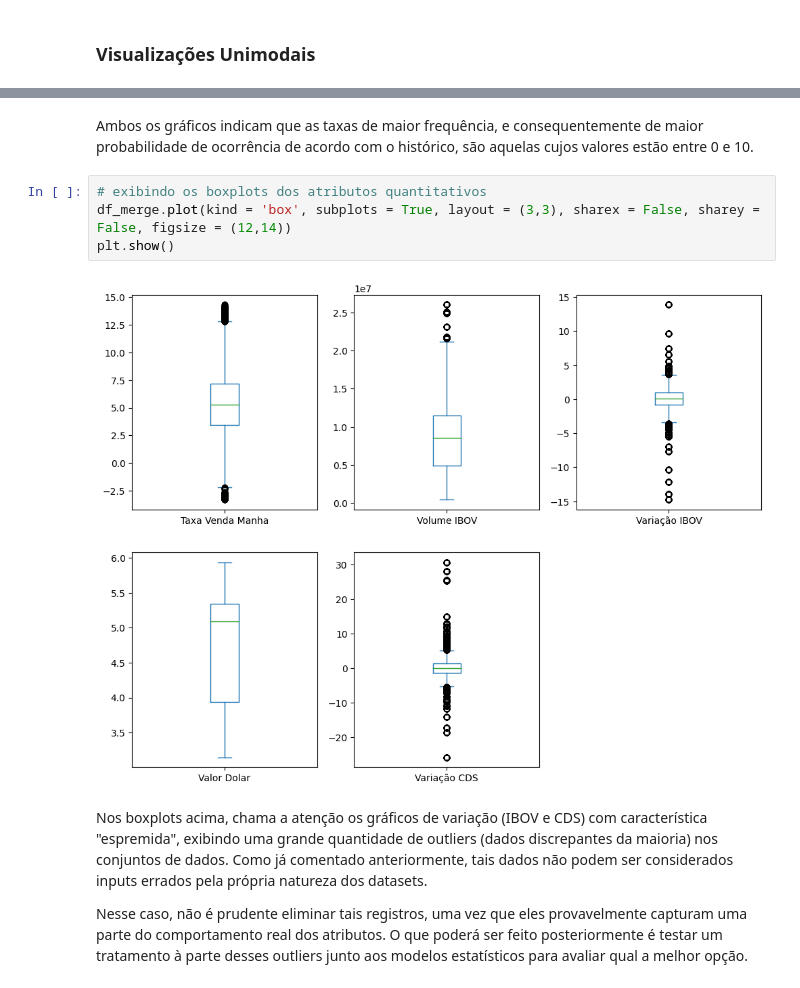
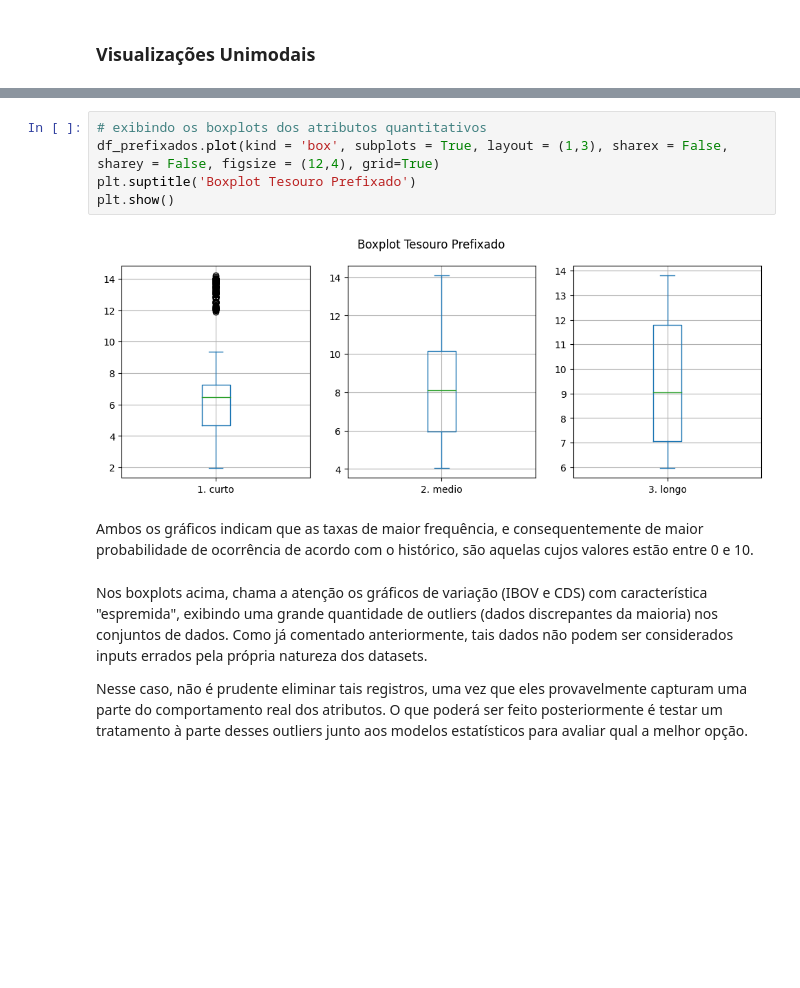
Before and after one commit to fppfurtado/mvp-pos-ciencia-de-dados, a Jupyter notebook: Projeto_MVP_Preditor_de_Preços_de_Títulos_Públicos_Federais.ipynb, the cells around one changed output, grey strips where cells are left out. Saved outputs shown, nothing was run; the diff lists cells and outputs as text; blank space fills up the shorter version.

```diff
--- a/Projeto_MVP_Preditor_de_Preços_de_Títulos_Públicos_Federais.ipynb
+++ b/Projeto_MVP_Preditor_de_Preços_de_Títulos_Públicos_Federais.ipynb
@@ -341,11 +386,12 @@ df_merge['Taxa Venda Manha'].plot(kind='density')
+# %%
+# exibindo os boxplots dos atributos quantitativos
+df_prefixados.plot(kind = 'box', subplots = True, layout = (1,3), sharex = False, sharey = False, figsize = (12,4), grid=True)
+plt.suptitle('Boxplot Tesouro Prefixado')
+plt.show()
+# %% [output]
+[figure, added]
 # %% [markdown]
 Ambos os gráficos indicam que as taxas de maior frequência, e consequentemente de maior probabilidade de ocorrência de acordo com o histórico, são aquelas cujos valores estão entre 0 e 10.
-# %%
-# exibindo os boxplots dos atributos quantitativos
-df_merge.plot(kind = 'box', subplots = True, layout = (3,3), sharex = False, sharey = False, figsize = (12,14))
-plt.show()
-# %% [output]
-[figure, removed]
 # %% [markdown]
 Nos boxplots acima, chama a atenção os gráficos de variação (IBOV e CDS) com característica "espremida", exibindo uma grande quantidade de outliers (dados discrepantes da maioria) nos conjuntos de dados. Como já comentado anteriormente, tais dados não podem ser considerados inputs errados pela própria natureza dos datasets.
 
```
Also changed, not shown: parts of 11 cells of this notebook.
